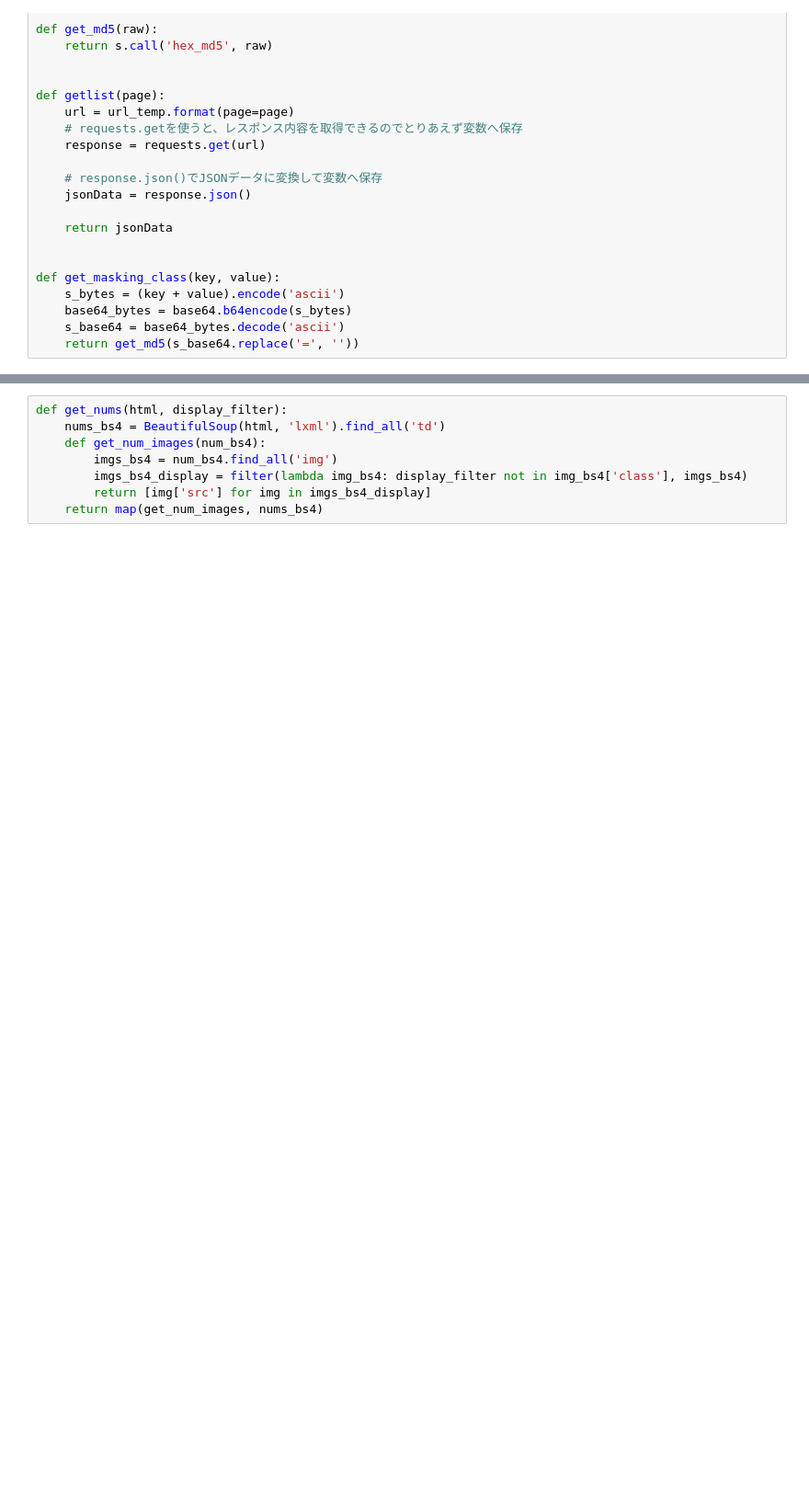
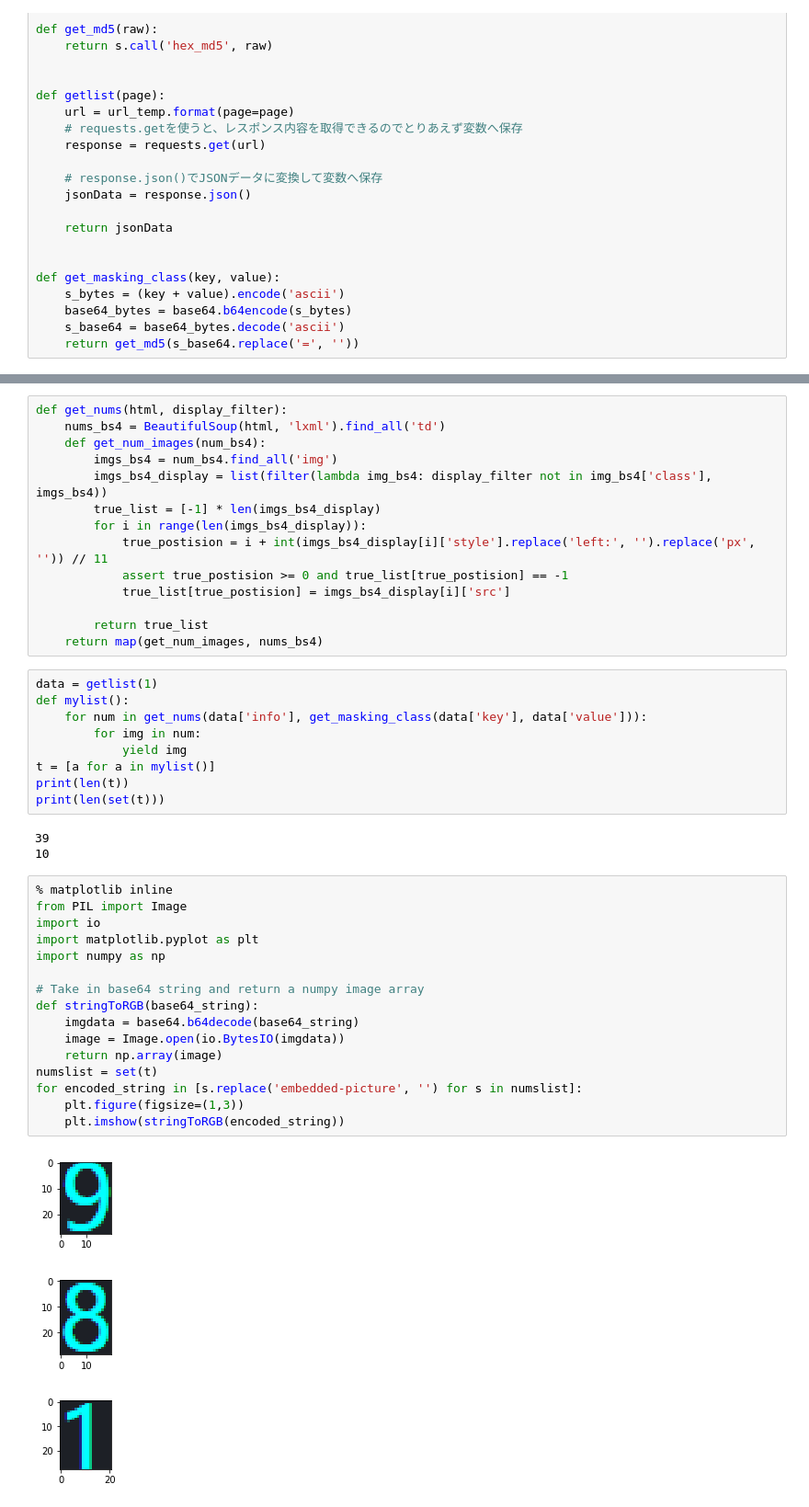
Before and after one commit to yuanren-23333/first-yuanren-match-src, a Jupyter notebook: 4/test.ipynb, the cells around one changed output, grey strips where cells are left out. Shown at 92% size. Drawn from its saved outputs; the diff is of its cells as text; blank space fills up the shorter version.

```diff
--- a/4/test.ipynb
+++ b/4/test.ipynb
@@ -56,6 +53,44 @@ def get_nums(html, display_filter):
     nums_bs4 = BeautifulSoup(html, 'lxml').find_all('td')
     def get_num_images(num_bs4):
         imgs_bs4 = num_bs4.find_all('img')
-        imgs_bs4_display = filter(lambda img_bs4: display_filter not in img_bs4['class'], imgs_bs4)
-        return [img['src'] for img in imgs_bs4_display]
+        imgs_bs4_display = list(filter(lambda img_bs4: display_filter not in img_bs4['class'], imgs_bs4))
+        true_list = [-1] * len(imgs_bs4_display)
+        for i in range(len(imgs_bs4_display)):
+            true_postision = i + int(imgs_bs4_display[i]['style'].replace('left:', '').replace('px', '')) // 11
+            assert true_postision >= 0 and true_list[true_postision] == -1
+            true_list[true_postision] = imgs_bs4_display[i]['src']
+
+        return true_list
     return map(get_num_images, nums_bs4)
+# %%
+data = getlist(1)
+def mylist():
+    for num in get_nums(data['info'], get_masking_class(data['key'], data['value'])):
+        for img in num:
+            yield img
+t = [a for a in mylist()]
+print(len(t))
+print(len(set(t)))
+# %% [output]
+39
+10
+# %%
+% matplotlib inline
+from PIL import Image
+import io
+import matplotlib.pyplot as plt
+import numpy as np
+
+# Take in base64 string and return a numpy image array
+def stringToRGB(base64_string):
+    imgdata = base64.b64decode(base64_string)
+    image = Image.open(io.BytesIO(imgdata))
+    return np.array(image)
+numslist = set(t)
+for encoded_string in [s.replace('embedded-picture', '') for s in numslist]:
+    plt.figure(figsize=(1,3))
+    plt.imshow(stringToRGB(encoded_string))
+# %% [output]
+[figure, added]
+[figure, added]
+[figure, added]
```
Also changed, not shown: parts of 13 cells of this notebook, 6 other files.
